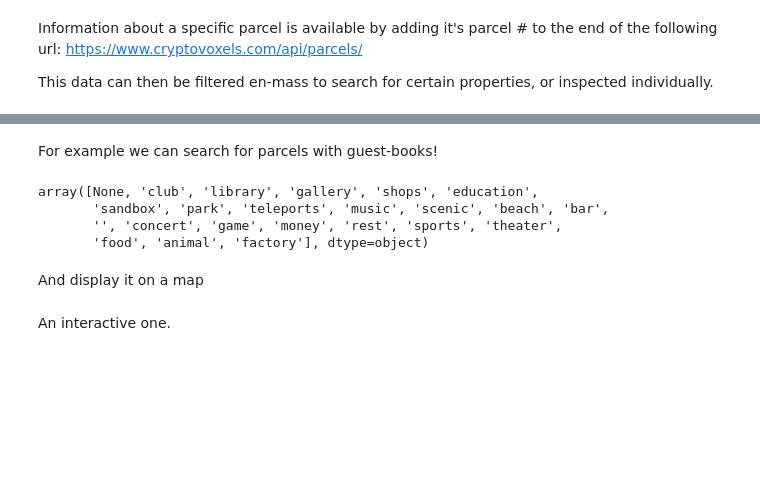
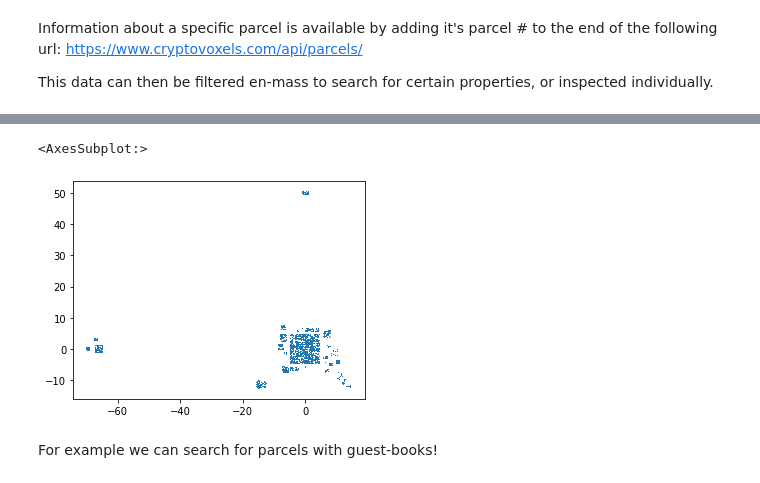
Before and after one commit to 3Diot/3Diot.github.io, a Jupyter notebook: blog/notebooks/002_Parcels.ipynb, the cells around one changed output, grey strips where cells are left out. Drawn from its saved outputs; the diff is of its cells as text; code cells hidden in the pictures; blank space fills up the shorter version.

```diff
--- a/blog/notebooks/002_Parcels.ipynb
+++ b/blog/notebooks/002_Parcels.ipynb
@@ -143,3 +164,6 @@ for index, row in df.tail(200).iterrows():
     json.dump(data, file)
   print(row['id'])
 """
+# %%
+for index, row in gdf.head(200).iterrows():
+  if index%50 == 0 : print(index)
@@ -146,37 +185,21 @@ for index, row in df.tail(200).iterrows():
 # %%
-#hide
 import json
 from shapely.geometry import Polygon
+from os.path import exists
 pd.options.display.max_colwidth = 500
 deets = []
-# read in each record
+
 for index, row in gdf.iterrows():
   url = '../data/parcels/'+str(row['id'])+'.json'
+  if not exists(url): continue
   data = ''
-  # Check for a guestbook
   with open(url, 'r') as j: data = json.loads(j.read())['parcel']
-  if data['content']  == None: continue
-  if 'features' not in data['content']: continue
-  # SKIPS OVER PARCELS WITH NO FEATURES
-
+  if data['content'] == None: continue
+  if 'features' not in data['content']: continue # SKIPS OVER PARCELS WITH NO FEATURES
   newobj = {key: data[key] for key in data if key not in ['x1','x2','y1','y2','z1','z2','token','visible','geometry', 'streets', 'voxels', 'content', 'price', 'is_common']}
-  c = data['geometry']['coordinates'][0];
-  newobj['geometry'] = Polygon( [[c[0][0], c[0][1]], [c[1][0], c[1][1]], [c[2][0], c[2][1]], [c[3][0], c[3][1]] ] )
-
-  # Multiply centroid's x and y by 100
-  centroid = newobj['geometry'].centroid
-  x = centroid.x * 100; x = str(x)[:5]+'E'; x = x.replace('.', '');
-  y = centroid.y * 100; y = str(y)[:5]+'N'; y = y.replace('.', '');
-  substractBy = -4.7 if (newobj['island'] == 'Scarcity') else -1.5
-  newobj['link'] = 'https://www.cryptovoxels.com/play?coords=W@'+str(x)+','+str(y)+',30F'
-
+  newobj['geometry'] = row['geometry']
   # Books
   guestbook = list(filter(lambda x: x['type'] == 'guest-book', data['content']['features']))
-  if guestbook:
-    position = guestbook[0]['position']
-    newobj['book-position'] = guestbook[0]['position']
+  if guestbook: newobj['book-position'] = guestbook[0]['position']
 
   deets.append( newobj )
-
-test = pd.json_normalize(data=deets)
-testgdf = gpd.GeoDataFrame(test, geometry='geometry', crs='epsg:3857')
@@ -183,11 +211,9 @@ testgdf = gpd.GeoDataFrame(test, geometry='geometry', crs='epsg:3857')
+# %%
+testgdf.plot()
+# %% [output]
+<AxesSubplot:>
+[figure, added]
 # %% [markdown]
 For example we can search for parcels with guest-books!
-# %%
-testgdf['label'].unique()
-# %% [output]
-array([None, 'club', 'library', 'gallery', 'shops', 'education',
-       'sandbox', 'park', 'teleports', 'music', 'scenic', 'beach', 'bar',
-       '', 'concert', 'game', 'money', 'rest', 'sports', 'theater',
-       'food', 'animal', 'factory'], dtype=object)
 # %%
 #hide_input
@@ -198,2 +220,0 @@ testgdf[ ( testgdf['book-position'].notnull() ) ].drop(columns=['geometry'])[['l
-# %% [markdown]
-And display it on a map
@@ -207,2 +220,0 @@ testgdf[ ( testgdf['island'] == 'Scarcity' ) ].plot(column='color')
-# %% [markdown]
-An interactive one.
```
Also changed, not shown: parts of 18 cells of this notebook, 3 other files.
